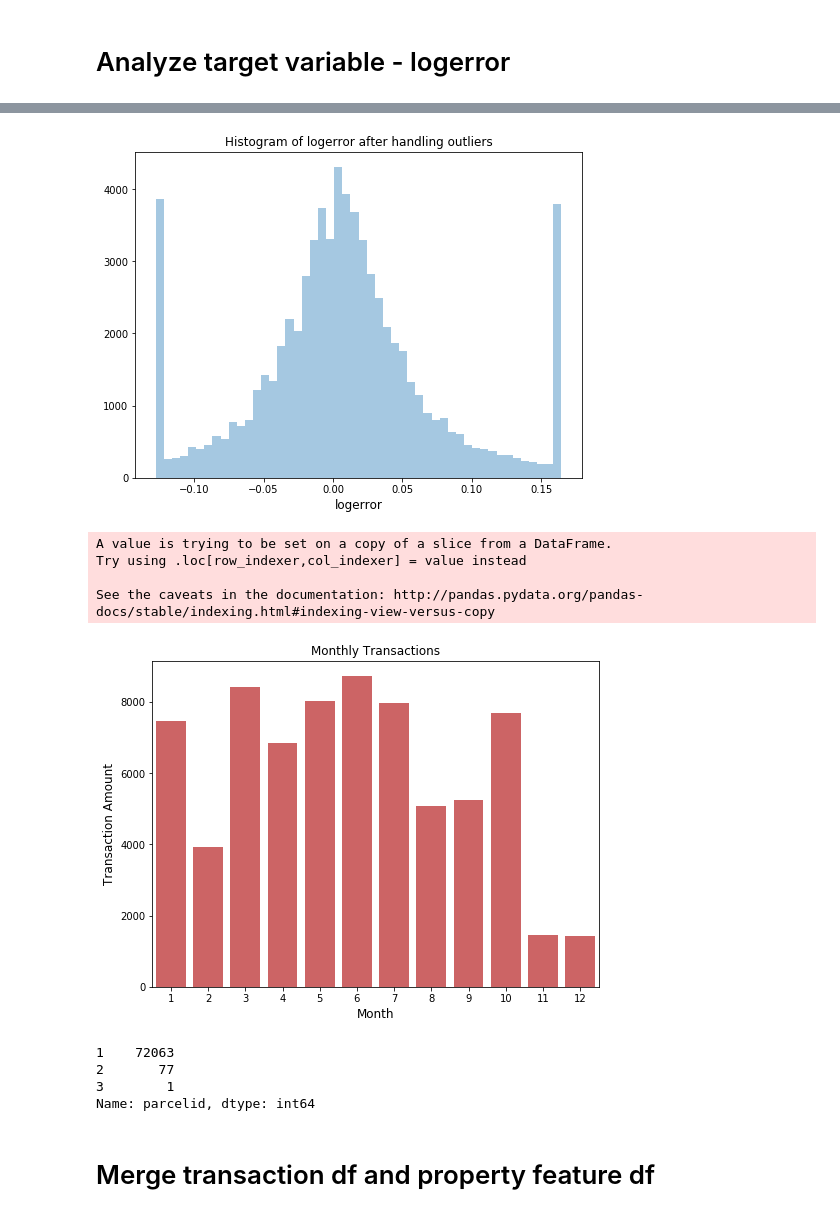
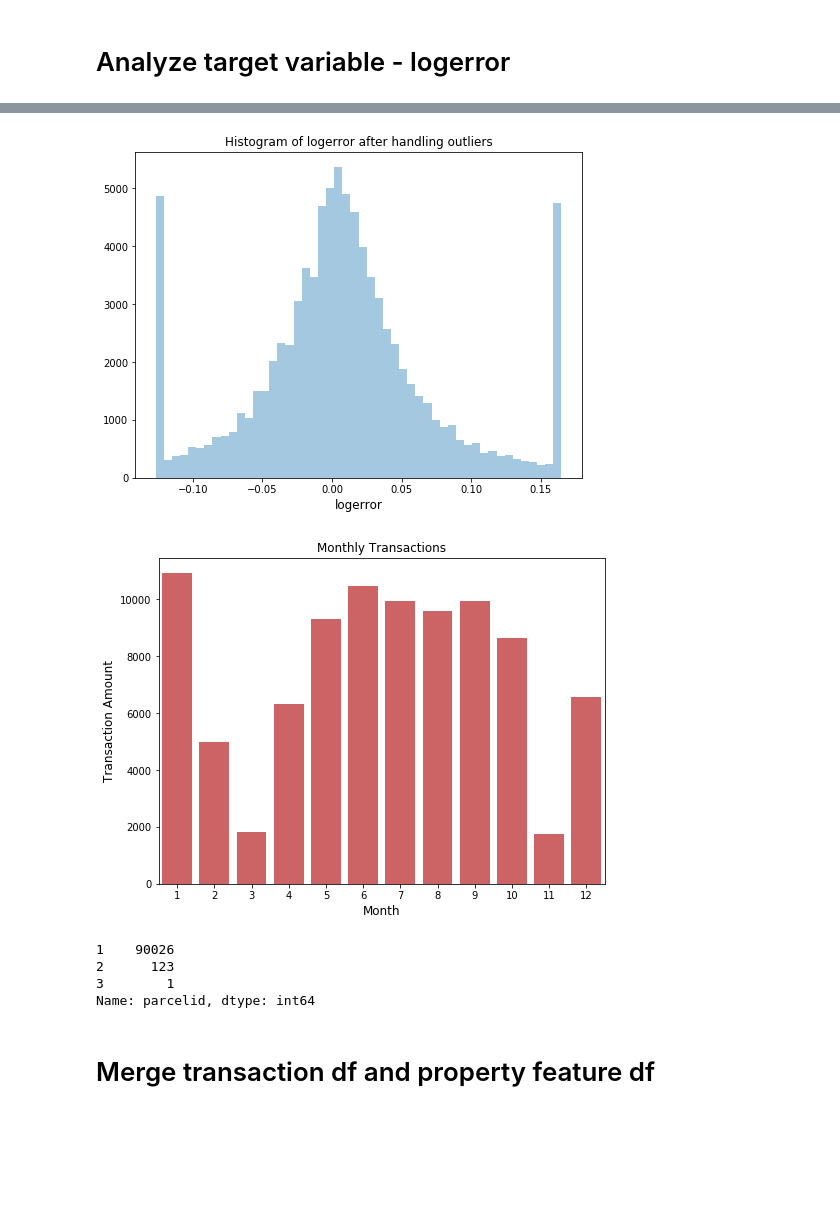
Before and after one commit to AlexaYuqinD/MS-E226-Project, a Jupyter notebook: EDA1.ipynb, the cells around one changed output, grey strips where cells are left out. Drawn from its saved outputs; the diff is of its cells as text; code cells hidden in the pictures; blank space fills up the shorter version.

```diff
--- a/EDA1.ipynb
+++ b/EDA1.ipynb
@@ -41,9 +39,9 @@ plt.show()
 # %%
 # get the 95% and 5% value and count outliers
-ub = np.percentile(df_train.logerror.values, 95)
-lb = np.percentile(df_train.logerror.values, 5)
-high = df_train[(df_train['logerror'] > ub)]
-low = df_train[df_train['logerror'] < lb]
+ub = np.percentile(df.logerror.values, 95)
+lb = np.percentile(df.logerror.values, 5)
+high = df[(df['logerror'] > ub)]
+low = df[df['logerror'] < lb]
 print("upper", ub)
 print("lower", lb)
 print(high.shape, low.shape)
@@ -54,6 +52,8 @@ lower -0.1278
 # %%
 # set 95% and 5% as outliers and set logerror as ub or lb
-# df_train_remove_outlier = df_train
-df_train['logerror'][df_train['logerror'] > ub] = ub
-df_train['logerror'][df_train['logerror'] < lb] = lb
+df['logerror'][df['logerror'] > ub] = ub
+df['logerror'][df['logerror'] < lb] = lb
+
+# df_test['logerror'][df_test['logerror'] > ub] = ub
+# df_test['logerror'][df_test['logerror'] < lb] = lb
 # %% [output]
@@ -76,36 +68,55 @@ See the caveats in the documentation: http://pandas.pydata.org/pandas-docs/stabl
 # %%
 # histogram plot after handling outliers
 plt.figure(figsize=(8, 6))
-sns.distplot(df_train['logerror'].values, bins=50, kde=False)
+sns.distplot(df['logerror'].values, bins=50, kde=False)
 plt.xlabel('logerror', fontsize=12)
 plt.title('Histogram of logerror after handling outliers')
 plt.show()
+
+# plt.figure(figsize=(8, 6))
+# sns.distplot(df_test['logerror'].values, bins=50, kde=False)
+# plt.xlabel('logerror', fontsize=12)
+# plt.title('Histogram of logerror after handling outliers')
+# plt.show()
 # %% [output]
-[figure, old version]
+[figure, new version]
 # %%
+# train
 # Transactions
-df_train['transaction_month'] = df_train['transactiondate'].dt.month
-monthly_transaction = df_train['transaction_month'].value_counts()
+df['transaction_month'] = df['transactiondate'].dt.month
+monthly_transaction = df['transaction_month'].value_counts()
 
 plt.figure(figsize=(8,6))
-sns.barplot(df_train['transaction_month'].unique(), monthly_transaction.values, alpha=0.8, color=color[3])
+sns.barplot(df['transaction_month'].unique(), monthly_transaction.values, alpha=0.8, color=color[3])
 # plt.xticks(rotation='vertical')
 plt.xlabel('Month', fontsize=12)
 plt.ylabel('Transaction Amount', fontsize=12)
 plt.title('Monthly Transactions')
 plt.show()
+
+# test
+# Transactions
+# df_test['transaction_month'] = df_test['transactiondate'].dt.month
+# monthly_transaction = df_test['transaction_month'].value_counts()
+
+# plt.figure(figsize=(8,6))
+# sns.barplot(df_test['transaction_month'].unique(), monthly_transaction.values, alpha=0.8, color=color[3])
+# # plt.xticks(rotation='vertical')
+# plt.xlabel('Month', fontsize=12)
+# plt.ylabel('Transaction Amount', fontsize=12)
+# plt.title('Monthly Transactions')
+# plt.show()
 # %% [output]
-A value is trying to be set on a copy of a slice from a DataFrame.
-Try using .loc[row_indexer,col_indexer] = value instead
-
-See the caveats in the documentation: http://pandas.pydata.org/pandas-docs/stable/indexing.html#indexing-view-versus-copy
-[figure, old version]
+[figure, new version]
 # %%
 # Parcel ID
-(df_train['parcelid'].value_counts().reset_index())['parcelid'].value_counts()
+# train
+print((df['parcelid'].value_counts().reset_index())['parcelid'].value_counts())
+# test
+# print((df_test['parcelid'].value_counts().reset_index())['parcelid'].value_counts())
 # %% [output]
-1    72063
-2       77
+1    90026
+2      123
 3        1
 Name: parcelid, dtype: int64
 # %% [markdown]
```
Also changed, not shown: parts of 34 cells of this notebook.
